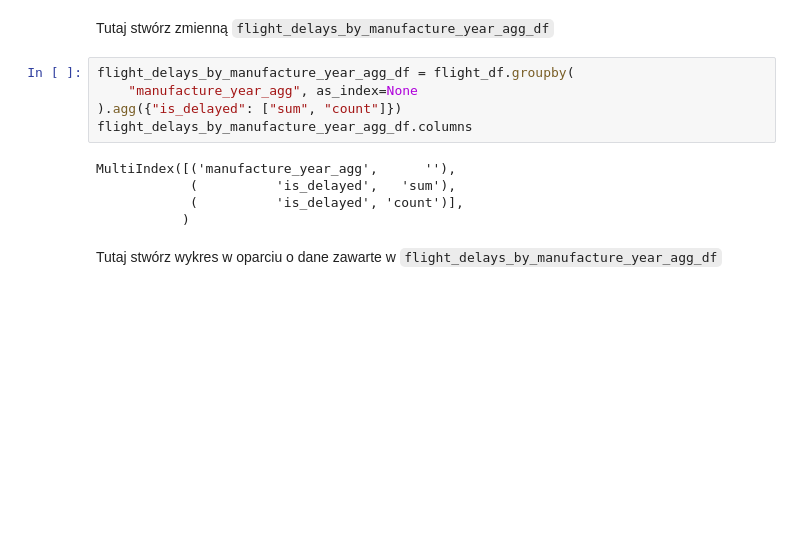
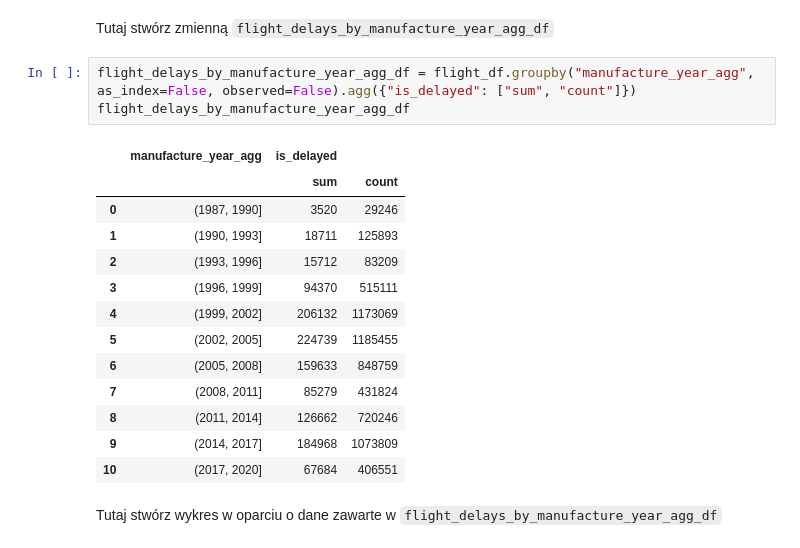
Before and after one commit to ZdzislawJanczak/FlightDelayAnalyzer, a Jupyter notebook: notebooks/04_Analiza_danych_02.ipynb, the cells around one changed output. Cells and saved outputs as stored; diff of their text form; blank space fills up the shorter version.

```diff
--- a/notebooks/04_Analiza_danych_02.ipynb
+++ b/notebooks/04_Analiza_danych_02.ipynb
@@ -325,15 +323,22 @@ flight_df[["manufacture_year", "manufacture_year_agg"]]
 # %% [markdown]
  Tutaj stwórz zmienną `flight_delays_by_manufacture_year_agg_df`
 # %%
-flight_delays_by_manufacture_year_agg_df = flight_df.groupby(
-    "manufacture_year_agg", as_index=None
-).agg({"is_delayed": ["sum", "count"]})
-flight_delays_by_manufacture_year_agg_df.columns
+flight_delays_by_manufacture_year_agg_df = flight_df.groupby("manufacture_year_agg", as_index=False, observed=False).agg({"is_delayed": ["sum", "count"]})
+flight_delays_by_manufacture_year_agg_df
 # %% [output]
-MultiIndex([('manufacture_year_agg',      ''),
-            (          'is_delayed',   'sum'),
-            (          'is_delayed', 'count')],
-           )
+|  | manufacture_year_agg | is_delayed |  |
+|  |  | sum | count |
+| 0 | (1987, 1990] | 3520 | 29246 |
+| 1 | (1990, 1993] | 18711 | 125893 |
+| 2 | (1993, 1996] | 15712 | 83209 |
+| 3 | (1996, 1999] | 94370 | 515111 |
+| 4 | (1999, 2002] | 206132 | 1173069 |
+| 5 | (2002, 2005] | 224739 | 1185455 |
+| 6 | (2005, 2008] | 159633 | 848759 |
+| 7 | (2008, 2011] | 85279 | 431824 |
+| 8 | (2011, 2014] | 126662 | 720246 |
+| 9 | (2014, 2017] | 184968 | 1073809 |
+| 10 | (2017, 2020] | 67684 | 406551 |
 # %% [markdown]
  Tutaj stwórz wykres w oparciu o dane zawarte w `flight_delays_by_manufacture_year_agg_df`
 # %%
```
Also changed, not shown: parts of 2 cells of this notebook, 1 other file.
